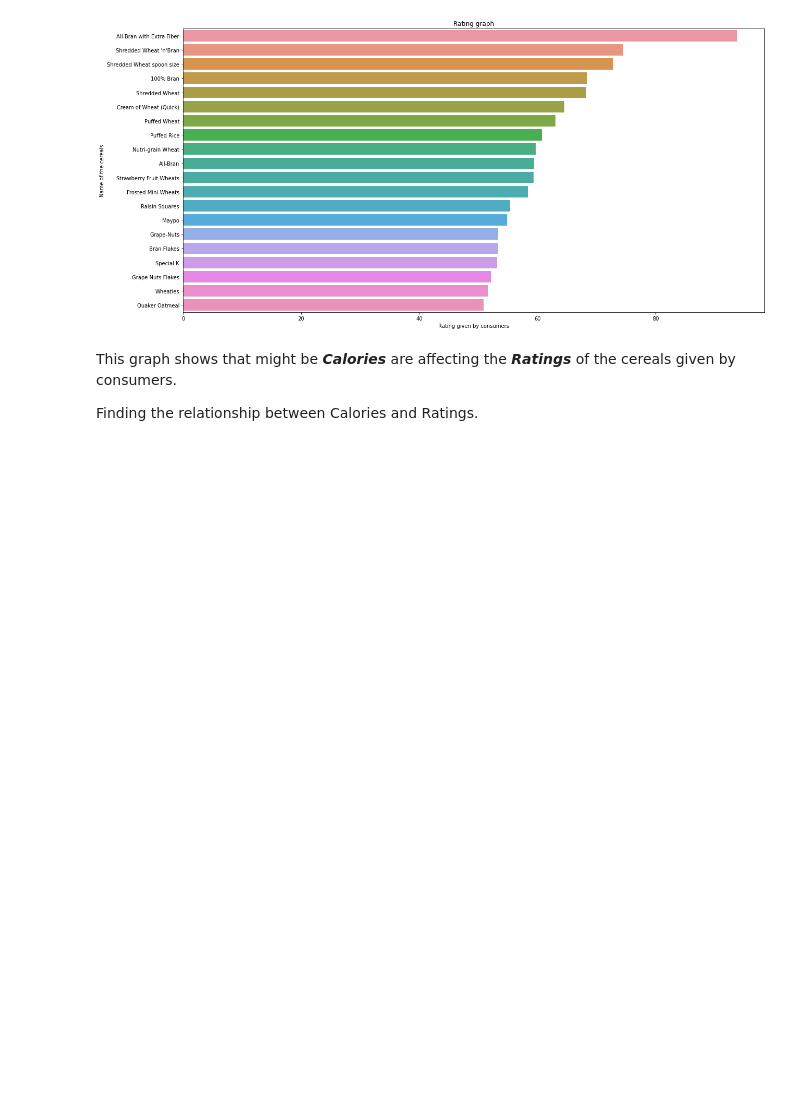
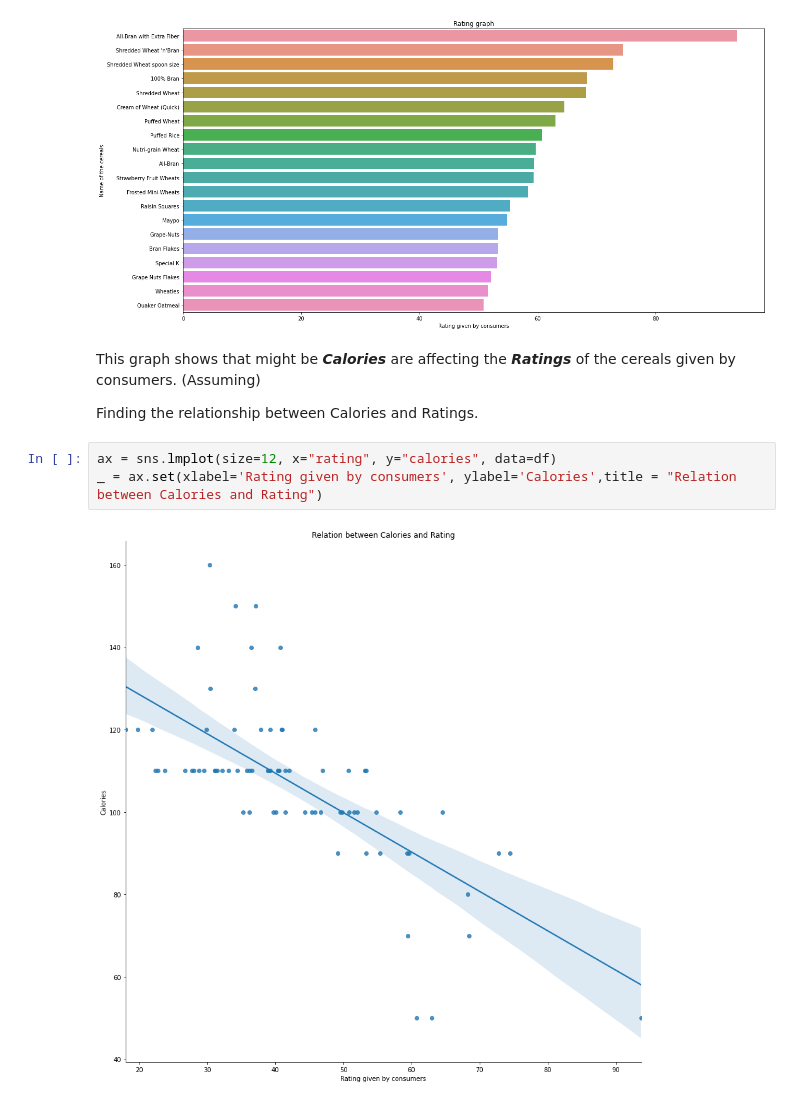
Before and after one commit to Ana1601-code/80-Cereals-Analysis, a Jupyter notebook: 80_Cereals_analyse.ipynb, the cells around one changed output. Cells and saved outputs as stored; diff of their text form; blank space fills up the shorter version.

```diff
--- a/80_Cereals_analyse.ipynb
+++ b/80_Cereals_analyse.ipynb
@@ -56,6 +56,11 @@ _ = ax.set(xlabel='Rating given by consumers', ylabel='Name of the cereals',titl
 # %% [output]
 [figure]
 # %% [markdown]
-This graph shows that might be ***Calories*** are affecting the ***Ratings*** of the cereals given by consumers.
+This graph shows that might be ***Calories*** are affecting the ***Ratings*** of the cereals given by consumers. (Assuming)
 
 Finding the relationship between Calories and Ratings.
+# %%
+ax = sns.lmplot(size=12, x="rating", y="calories", data=df)
+_ = ax.set(xlabel='Rating given by consumers', ylabel='Calories',title = "Relation between Calories and Rating")
+# %% [output]
+[figure, added]
```
Also changed, not shown: parts of 6 cells of this notebook.
